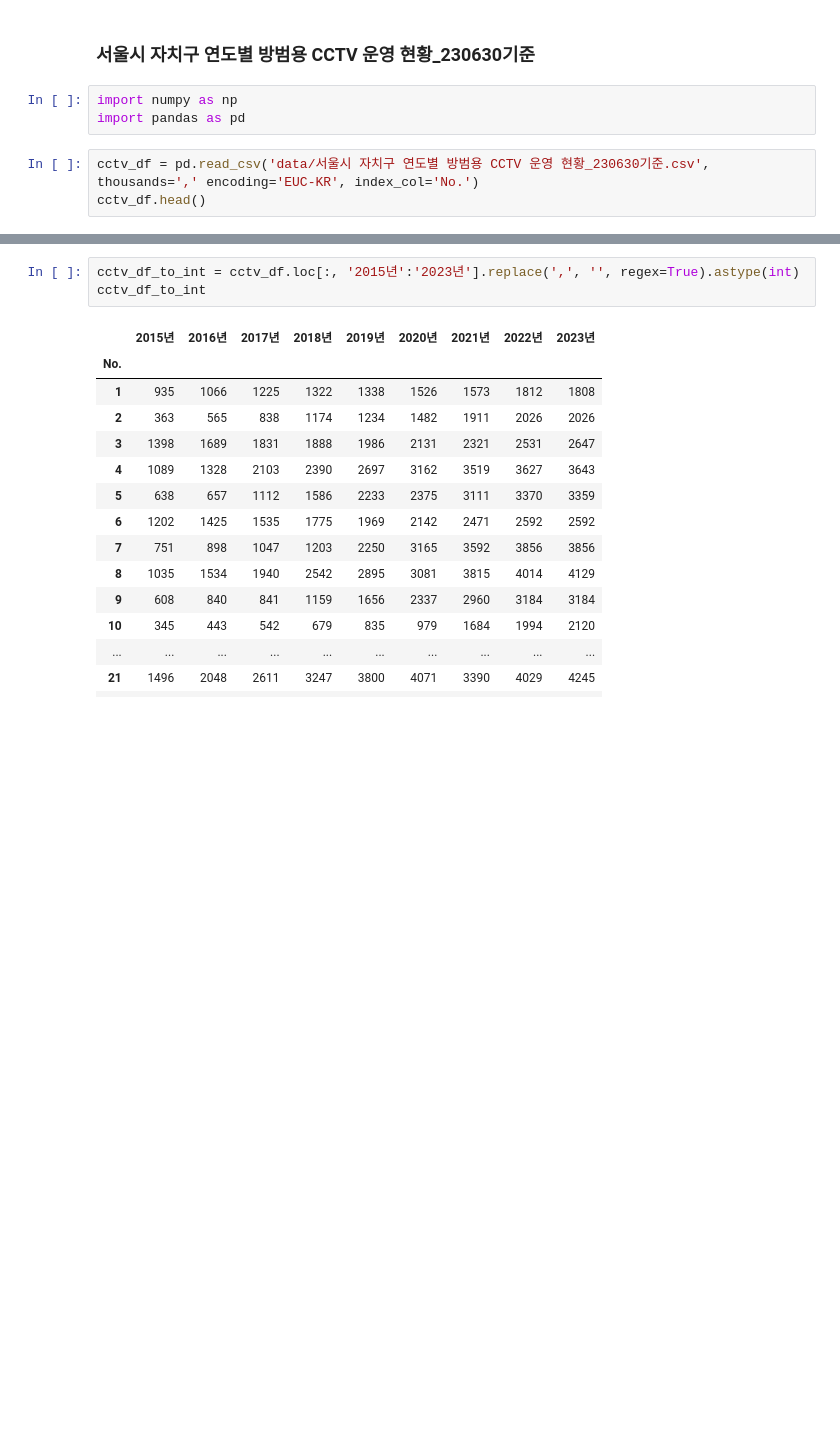
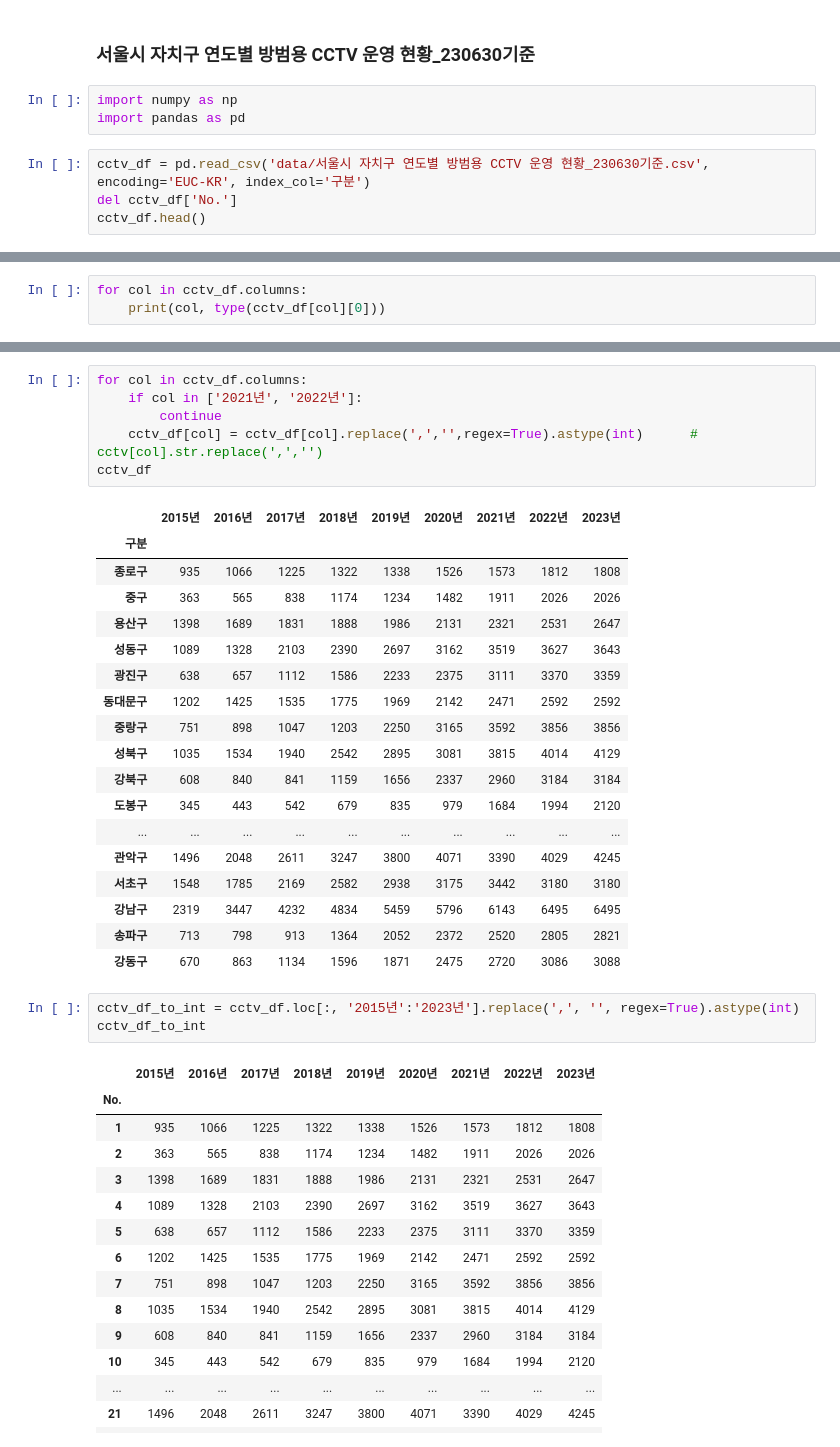
Before and after one commit to lione78/DataAnalysis-2023.09, a Jupyter notebook: 02.Pandas/99.연습.ipynb, the cells around one changed output, grey strips where cells are left out. Drawn from its saved outputs; the diff is of its cells as text; blank space fills up the shorter version.

```diff
--- a/02.Pandas/99.연습.ipynb
+++ b/02.Pandas/99.연습.ipynb
@@ -4,6 +4,7 @@
 import numpy as np
 import pandas as pd
 # %%
-cctv_df = pd.read_csv('data/서울시 자치구 연도별 방범용 CCTV 운영 현황_230630기준.csv', thousands=',' encoding='EUC-KR', index_col='No.')
+cctv_df = pd.read_csv('data/서울시 자치구 연도별 방범용 CCTV 운영 현황_230630기준.csv', encoding='EUC-KR', index_col='구분')
+del cctv_df['No.']
 cctv_df.head()
 # %% [output]
@@ -10,0 +12,3 @@ SyntaxError: invalid syntax. Perhaps you forgot a comma? (3952704833.py, line 1)
+# %%
+for col in cctv_df.columns:
+    print(col, type(cctv_df[col][0]))
@@ -11,3 +25,28 @@ SyntaxError: invalid syntax. Perhaps you forgot a comma? (3952704833.py, line 1)
+# %%
+for col in cctv_df.columns:
+    if col in ['2021년', '2022년']:
+        continue
+    cctv_df[col] = cctv_df[col].replace(',','',regex=True).astype(int)      # cctv[col].str.replace(',','')
+cctv_df
+# %% [output]
+|  | 2015년 | 2016년 | 2017년 | 2018년 | 2019년 | 2020년 | 2021년 | 2022년 | 2023년 |
+| 구분 |  |  |  |  |  |  |  |  |  |
+| 종로구 | 935 | 1066 | 1225 | 1322 | 1338 | 1526 | 1573 | 1812 | 1808 |
+| 중구 | 363 | 565 | 838 | 1174 | 1234 | 1482 | 1911 | 2026 | 2026 |
+| 용산구 | 1398 | 1689 | 1831 | 1888 | 1986 | 2131 | 2321 | 2531 | 2647 |
+| 성동구 | 1089 | 1328 | 2103 | 2390 | 2697 | 3162 | 3519 | 3627 | 3643 |
+| 광진구 | 638 | 657 | 1112 | 1586 | 2233 | 2375 | 3111 | 3370 | 3359 |
+| 동대문구 | 1202 | 1425 | 1535 | 1775 | 1969 | 2142 | 2471 | 2592 | 2592 |
+| 중랑구 | 751 | 898 | 1047 | 1203 | 2250 | 3165 | 3592 | 3856 | 3856 |
+| 성북구 | 1035 | 1534 | 1940 | 2542 | 2895 | 3081 | 3815 | 4014 | 4129 |
+| 강북구 | 608 | 840 | 841 | 1159 | 1656 | 2337 | 2960 | 3184 | 3184 |
+| 도봉구 | 345 | 443 | 542 | 679 | 835 | 979 | 1684 | 1994 | 2120 |
+| ... | ... | ... | ... | ... | ... | ... | ... | ... | ... |
+| 관악구 | 1496 | 2048 | 2611 | 3247 | 3800 | 4071 | 3390 | 4029 | 4245 |
+| 서초구 | 1548 | 1785 | 2169 | 2582 | 2938 | 3175 | 3442 | 3180 | 3180 |
+| 강남구 | 2319 | 3447 | 4232 | 4834 | 5459 | 5796 | 6143 | 6495 | 6495 |
+| 송파구 | 713 | 798 | 913 | 1364 | 2052 | 2372 | 2520 | 2805 | 2821 |
+| 강동구 | 670 | 863 | 1134 | 1596 | 1871 | 2475 | 2720 | 3086 | 3088 |
 # %%
 cctv_df_to_int = cctv_df.loc[:, '2015년':'2023년'].replace(',', '', regex=True).astype(int)
 cctv_df_to_int
```
Also changed, not shown: parts of 10 cells of this notebook, 10 other files.
